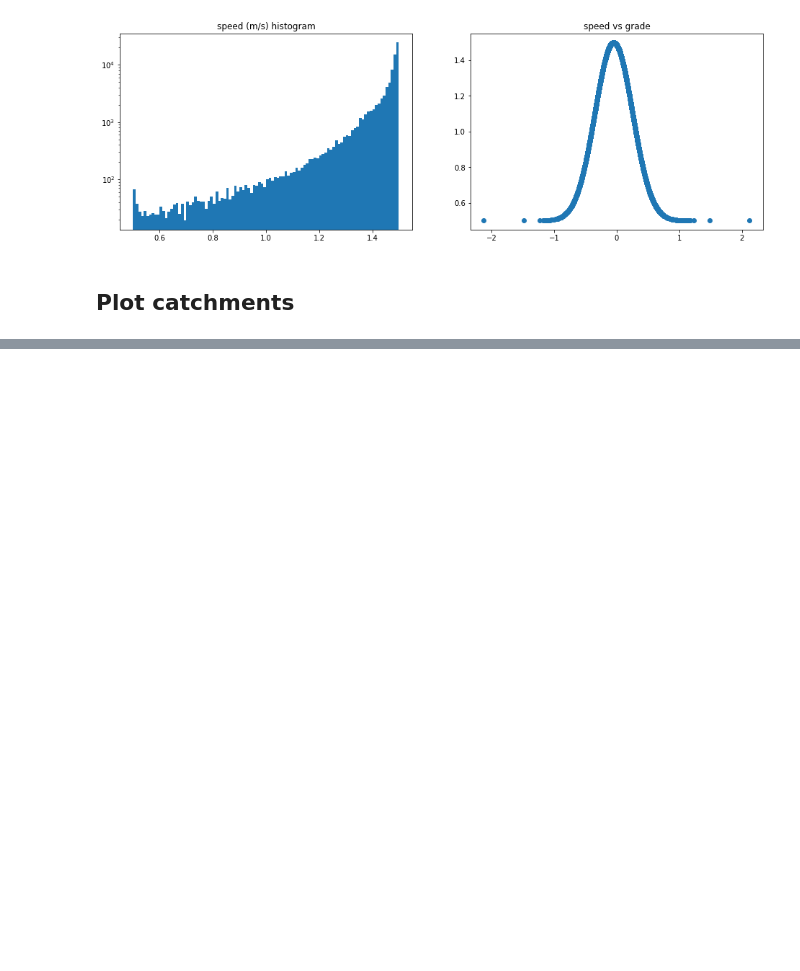
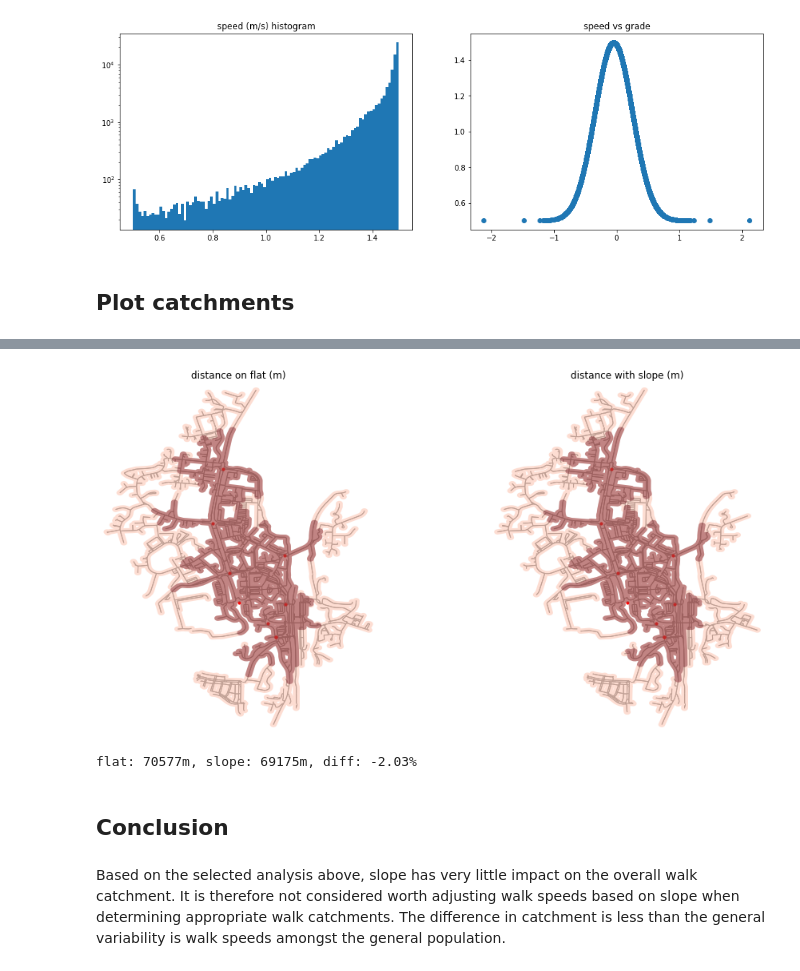
Before and after one commit to alaw005/osmnx-catchments, a Jupyter notebook: notebooks/Porirua_spatial_analysis_with_slope.ipynb, the cells around one changed output, grey strips where cells are left out. Drawn from its saved outputs; the diff is of its cells as text; code cells hidden in the pictures; blank space fills up the shorter version.

```diff
--- a/notebooks/Porirua_spatial_analysis_with_slope.ipynb
+++ b/notebooks/Porirua_spatial_analysis_with_slope.ipynb
@@ -300,0 +307,12 @@ walk.plot_station([(-41.083889, 174.867259),(-41.083906, 174.867066)], 'Plimmert
+# %%
+catchment.compare_slope_vs_flat(access_points = [(-41.13395,174.83756),(-41.1249, 174.8370),(-41.1296, 174.8361),(-41.1365,174.8384),(-41.1383,174.8409),(-41.1395,174.8416),
+                                                (-41.1324412,174.8423782), (-41.1366447,174.8424682),(-41.1395041,174.8416169)],
+                                location_name = "Porirua city centre",
+                                walk = walk)
+# %% [output]
+[figure, added]
+flat: 70577m, slope: 69175m, diff: -2.03%
+# %% [markdown]
+## Conclusion
+# %% [markdown]
+Based on the selected analysis above, slope has very little impact on the overall walk catchment. It is therefore not considered worth adjusting walk speeds based on slope when determining appropriate walk catchments. The difference in catchment is less than the general variability is walk speeds amongst the general population.
```
Also changed, not shown: parts of 11 cells of this notebook, 3 other files.
